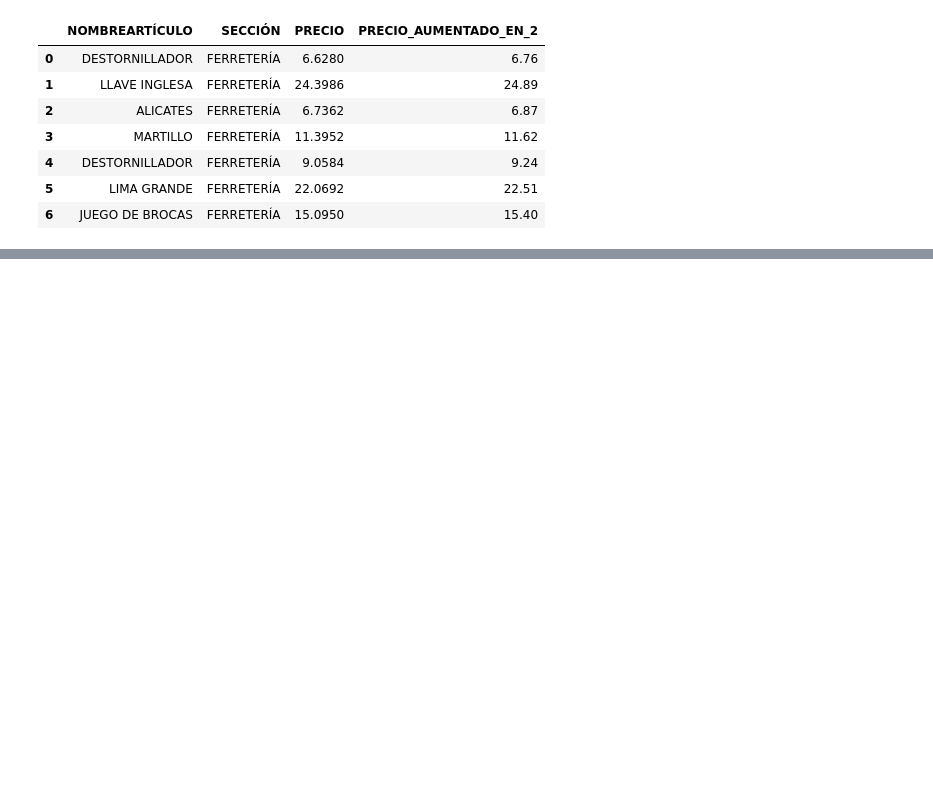
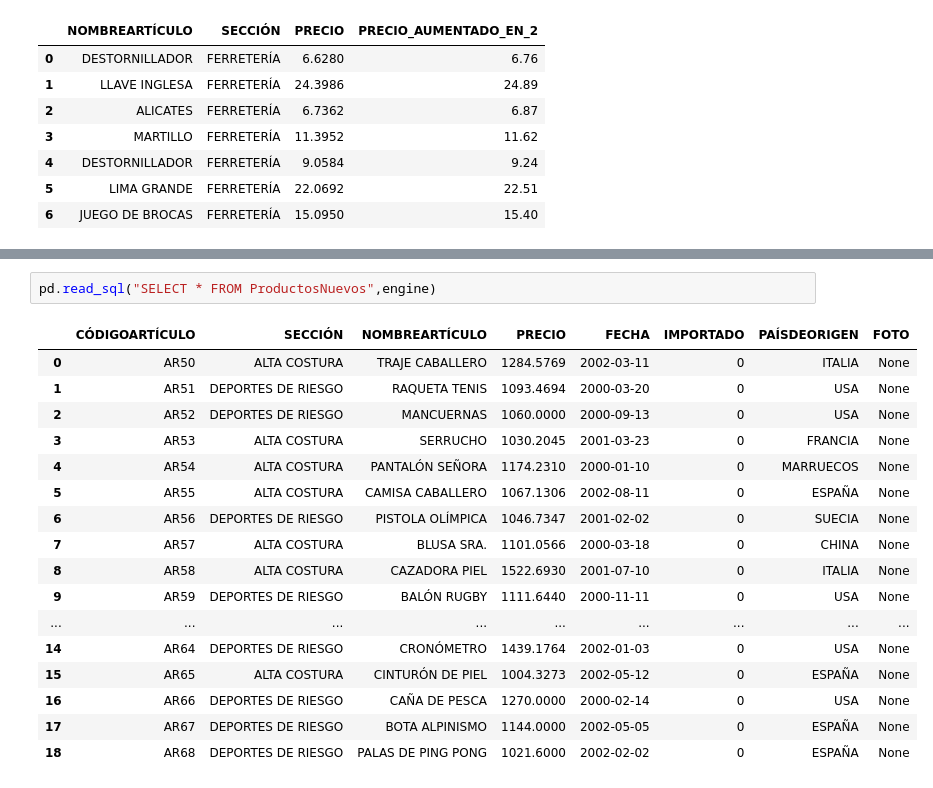
Before and after one commit to preciii7/practica_programacion, a Jupyter notebook: sql/mas_ejercicios_practica.ipynb, the cells around one changed output, grey strips where cells are left out. Saved outputs shown, nothing was run; the diff lists cells and outputs as text; blank space fills up the shorter version.

```diff
--- a/sql/mas_ejercicios_practica.ipynb
+++ b/sql/mas_ejercicios_practica.ipynb
@@ -627,0 +649,20 @@ pd.read_sql("SELECT NOMBREARTÍCULO, SECCIÓN, PRECIO, ROUND(PRECIO-(PRECIO*0.05
+# %%
+pd.read_sql("SELECT * FROM ProductosNuevos",engine)
+# %% [output]
+|  | CÓDIGOARTÍCULO | SECCIÓN | NOMBREARTÍCULO | PRECIO | FECHA | IMPORTADO | PAÍSDEORIGEN | FOTO |
+| 0 | AR50 | ALTA COSTURA | TRAJE CABALLERO | 1284.5769 | 2002-03-11 | 0 | ITALIA | None |
+| 1 | AR51 | DEPORTES DE RIESGO | RAQUETA TENIS | 1093.4694 | 2000-03-20 | 0 | USA | None |
+| 2 | AR52 | DEPORTES DE RIESGO | MANCUERNAS | 1060.0000 | 2000-09-13 | 0 | USA | None |
+| 3 | AR53 | ALTA COSTURA | SERRUCHO | 1030.2045 | 2001-03-23 | 0 | FRANCIA | None |
+| 4 | AR54 | ALTA COSTURA | PANTALÓN SEÑORA | 1174.2310 | 2000-01-10 | 0 | MARRUECOS | None |
+| 5 | AR55 | ALTA COSTURA | CAMISA CABALLERO | 1067.1306 | 2002-08-11 | 0 | ESPAÑA | None |
+| 6 | AR56 | DEPORTES DE RIESGO | PISTOLA OLÍMPICA | 1046.7347 | 2001-02-02 | 0 | SUECIA | None |
+| 7 | AR57 | ALTA COSTURA | BLUSA SRA. | 1101.0566 | 2000-03-18 | 0 | CHINA | None |
+| 8 | AR58 | ALTA COSTURA | CAZADORA PIEL | 1522.6930 | 2001-07-10 | 0 | ITALIA | None |
+| 9 | AR59 | DEPORTES DE RIESGO | BALÓN RUGBY | 1111.6440 | 2000-11-11 | 0 | USA | None |
+| ... | ... | ... | ... | ... | ... | ... | ... | ... |
+| 14 | AR64 | DEPORTES DE RIESGO | CRONÓMETRO | 1439.1764 | 2002-01-03 | 0 | USA | None |
+| 15 | AR65 | ALTA COSTURA | CINTURÓN DE PIEL | 1004.3273 | 2002-05-12 | 0 | ESPAÑA | None |
+| 16 | AR66 | DEPORTES DE RIESGO | CAÑA DE PESCA | 1270.0000 | 2000-02-14 | 0 | USA | None |
+| 17 | AR67 | DEPORTES DE RIESGO | BOTA ALPINISMO | 1144.0000 | 2002-05-05 | 0 | ESPAÑA | None |
+| 18 | AR68 | DEPORTES DE RIESGO | PALAS DE PING PONG | 1021.6000 | 2002-02-02 | 0 | ESPAÑA | None |
```
Also changed, not shown: parts of 9 cells of this notebook, 1 other file.
